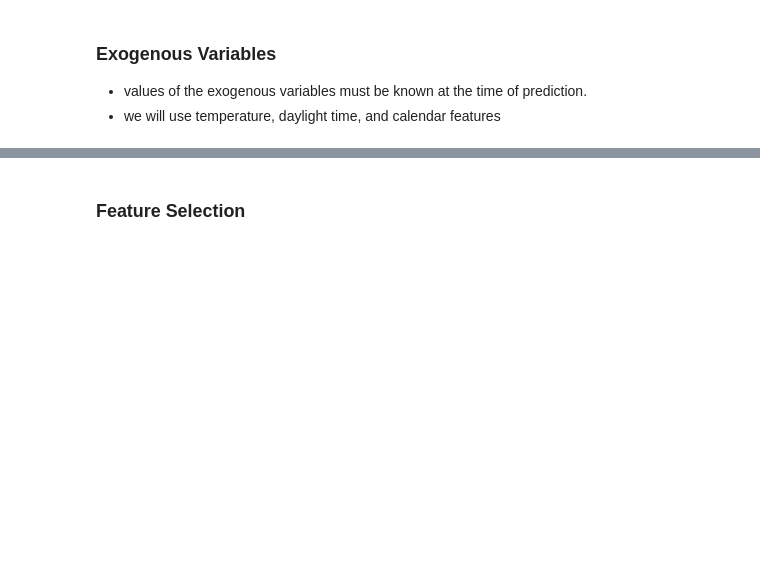
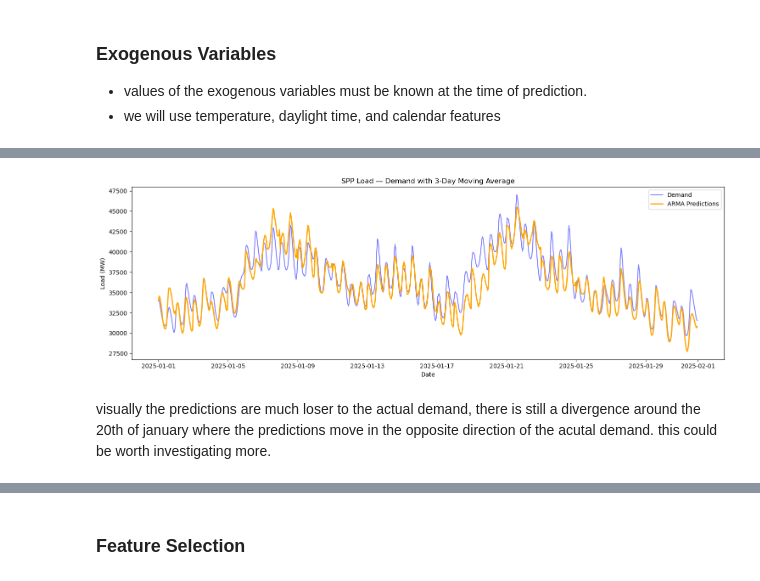
Before and after one commit to maxwellgriffith345/LoadForecast, a Jupyter notebook: notebooks/Train.ipynb, the cells around one changed output, grey strips where cells are left out. Saved outputs shown, nothing was run; the diff lists cells and outputs as text; code cells hidden in the pictures; blank space fills up the shorter version.

```diff
--- a/notebooks/Train.ipynb
+++ b/notebooks/Train.ipynb
@@ -213,0 +232,9 @@ exo_vars.head()
+# %%
+#resplit the data
+data_train = data.loc[: TRAIN_END, :].copy()
+data_val   = data.loc[VAL_START:VAL_END, :].copy()
+data_test  = data.loc[TEST_START:, :].copy()
+
+print(f"Train dates      : {data_train.index.min()} --- {data_train.index.max()}  (n={len(data_train)})")
+print(f"Validation dates : {data_val.index.min()} --- {data_val.index.max()}  (n={len(data_val)})")
+print(f"Test dates       : {data_test.index.min()} --- {data_test.index.max()}  (n={len(data_test)})")
@@ -213,0 +245,21 @@ exo_vars.head()
+# %%
+# Add a three day moving average: Auto Regressive Moving Average model
+#Create forecaster
+window_features = RollingFeatures(stats=["mean"], window_sizes=24 * 3)
+arma_forecaster = ForecasterRecursive(
+                 estimator       = LGBMRegressor(random_state=15926, verbose=-1),
+                 lags            = 24,
+                 window_features = window_features
+             )
+# %%
+# back test the model again with exogenous variables
+# three day moving average forecaster
+metric, predictions = backtesting_forecaster(
+                          forecaster = arma_forecaster,
+                          y          = data['Demand'],
+                          exog       = data[exo_vars],
+                          cv         = cv,
+                          metric     = 'mean_absolute_error'
+                      )
+display(metric)
+predictions.head()
@@ -213,0 +275,18 @@ exo_vars.head()
+# %%
+fig, ax = plt.subplots(figsize=(15, 5))
+
+ax.plot(data_test.loc["2025-01"].index, data_test.loc["2025-01"]["Demand"], label="Demand", color="blue", alpha=0.5)
+#ax.plot(predictions.loc["2025-01"].index, predictions.loc["2025-01"]["pred"], label="ARMA Predictions", color="red", linewidth=2)
+ax.plot(predictions.loc["2025-01"].index, predictions.loc["2025-01"]["pred"], label="ARMA Predictions", color="orange", linewidth=2)
+
+ax.set_title("SPP Load — Demand with 3-Day Moving Average")
+ax.set_xlabel("Date")
+ax.set_ylabel("Load (MW)")
+ax.legend()
+
+plt.tight_layout()
+plt.show()
+# %% [output]
+[figure, added]
+# %% [markdown]
+visually the predictions are much loser to the actual demand, there is still a divergence around the 20th of january where the predictions move in the opposite direction of the acutal demand. this could be worth investigating more.
```
Also changed, not shown: parts of 10 cells of this notebook, 1 other file.
